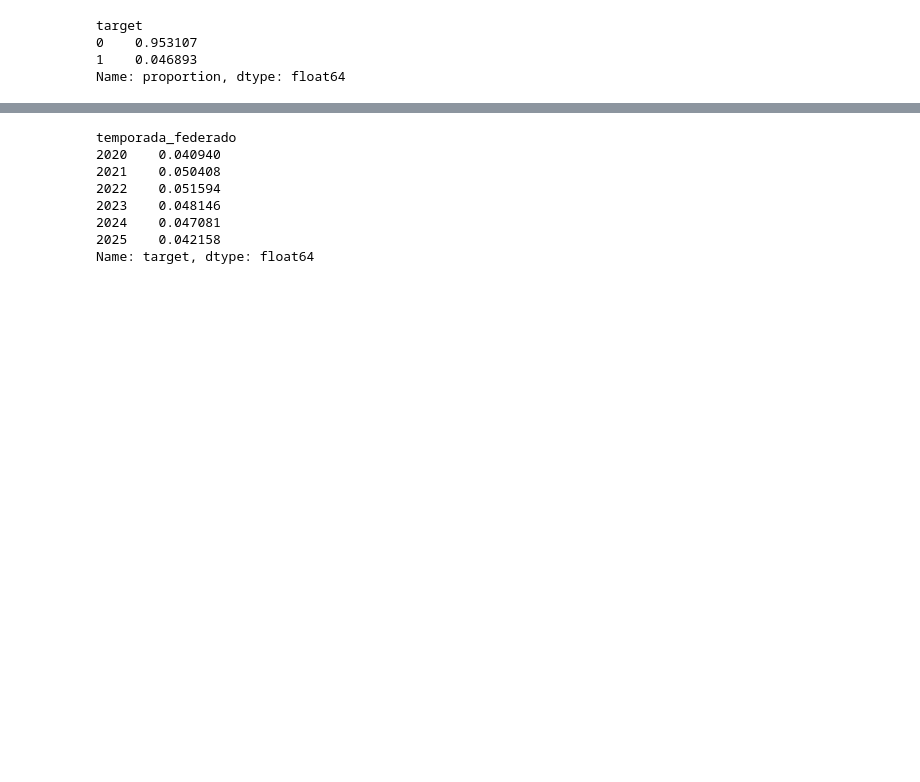
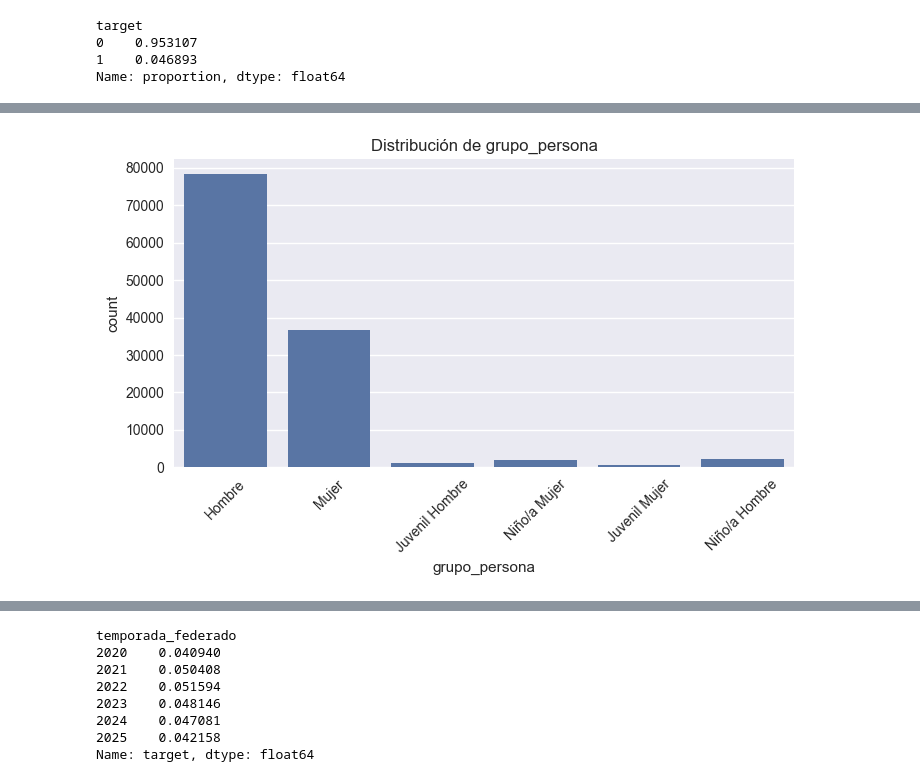
Before and after one commit to arratealduzin/prediccion_accidentes_federacion_monta-a, a Jupyter notebook: main.ipynb, the cells around one changed output, grey strips where cells are left out. Saved outputs shown, nothing was run; the diff lists cells and outputs as text; code cells hidden in the pictures; blank space fills up the shorter version.

```diff
--- a/main.ipynb
+++ b/main.ipynb
@@ -333,0 +472,5 @@ plt.show();
+# %%
+categoricas = df_model.select_dtypes(include="object").columns.tolist()
+
+for col in categoricas:
+    print(col, df_model[col].nunique())
@@ -333,0 +498,10 @@ plt.show();
+# %%
+for col in categoricas:
+    if df_model[col].nunique() < 15:
+        plt.figure(figsize=(8,4))
+        sns.countplot(data=df_model, x=col)
+        plt.xticks(rotation=45)
+        plt.title(f"Distribución de {col}")
+        plt.show();
+# %% [output]
+[figure, added]
```
Also changed, not shown: parts of 262 cells of this notebook.
